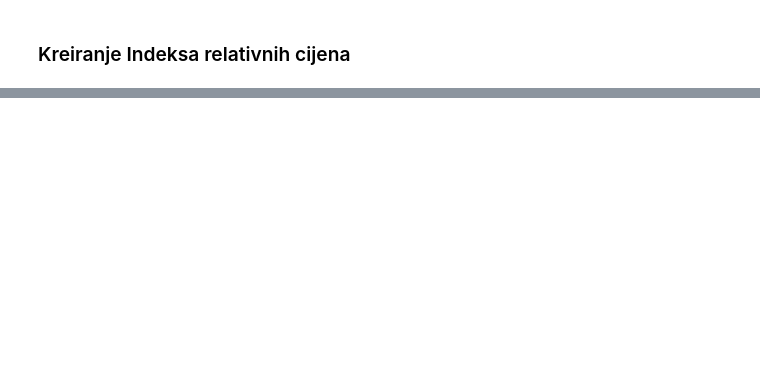
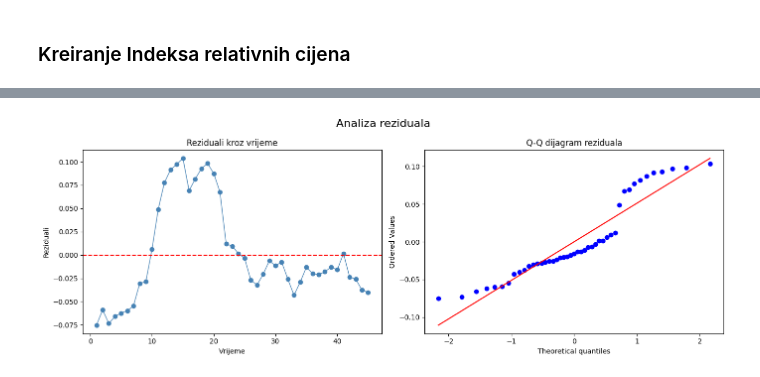
Before and after one commit to PetarBelko/Ekonometrija_Projekt, a Jupyter notebook: analysis.ipynb, the cells around one changed output, grey strips where cells are left out. Saved outputs shown, nothing was run; the diff lists cells and outputs as text; code cells hidden in the pictures; blank space fills up the shorter version.

Commit message:
Descriptive and residual analysis

```diff
--- a/analysis.ipynb
+++ b/analysis.ipynb
@@ -23,0 +216,83 @@ ImportError: `Import openpyxl` failed.  Use pip or conda to install the openpyxl
+# %%
+# Dohvaćanje reziduala
+residuals = model.resid
+fitted = model.fittedvalues
+
+# ============================================================
+# 1. GRAFIČKA ANALIZA REZIDUALA
+# ============================================================
+fig, axes = plt.subplots(1, 2, figsize=(14, 5))
+fig.suptitle('Analiza reziduala', fontsize=16)
+
+# 1.1 Reziduali kroz vrijeme
+axes[0].plot(df['time'], residuals, marker='o', color='steelblue', linewidth=1)
+axes[0].axhline(y=0, color='red', linestyle='--')
+axes[0].set_title('Reziduali kroz vrijeme')
+axes[0].set_xlabel('Vrijeme')
+axes[0].set_ylabel('Reziduali')
+
+# 1.2 Q-Q dijagram
+stats.probplot(residuals, dist="norm", plot=axes[1])
+axes[1].set_title('Q-Q dijagram reziduala')
+
+plt.tight_layout()
+plt.show()
+
+# ============================================================
+# 2. TEST NORMALNOSTI (Jarque-Bera)
+# ============================================================
+jb_stat, jb_p = stats.jarque_bera(residuals)
+print("\n=== Test normalnosti (Jarque-Bera) ===")
+print("H₀: Reziduali su normalno distribuirani")
+print("H₁: Reziduali nisu normalno distribuirani")
+print(f"\nJB-statistika: {jb_stat:.4f}")
+print(f"p-vrijednost: {jb_p:.4f}")
+if jb_p < 0.05:
+    print("→ Odbacujemo H₀. Reziduali nisu normalno distribuirani na razini 5%.")
+    print("→ Posljedica: t i F testovi nisu pouzdani, intervali pouzdanosti mogu biti netočni.")
+else:
+    print("→ Ne odbacujemo H₀. Reziduali su normalno distribuirani na razini 5%.")
+
+# ============================================================
+# 3. STACIONARNOST REZIDUALA
+# ============================================================
+print("\n=== Analiza stacionarnosti reziduala ===")
+print(f"Srednja vrijednost reziduala: {residuals.mean():.6f}")
+print(f"Standardna devijacija reziduala: {residuals.std():.4f}")
+
+if abs(residuals.mean()) < 0.001:
+    print("→ Srednja vrijednost reziduala je bliska nuli — uvjet nepristranosti je zadovoljen.")
+else:
+    print("→ Srednja vrijednost reziduala nije bliska nuli — moguć problem s modelom.")
+
+# ============================================================
+# 4. INTERPRETACIJA
+# ============================================================
+print("\n=== Interpretacija grafičke analize ===")
+
+print("1. Graf reziduala kroz vrijeme:")
+print("   → Reziduali NISU stacionarni.")
+print("   → Vidljiv je trend — reziduali su negativni na početku,")
+print("   → rastu do vrha oko t=15, pa padaju i ostaju negativni.")
+print("   → Ovo ukazuje na autokorelaciju reziduala — pretpostavka o međusobnoj")
+print("   → nezavisnosti reziduala NIJE zadovoljena.")
+
+print("\n2. Q-Q dijagram:")
+print("   → U centralnom dijelu točke relativno dobro prate pravac.")
+print("   → Na lijevom repu točke su ispod pravca → tanji lijevi rep od normalne.")
+print("   → Na desnom repu točke su iznad pravca → deblji desni rep od normalne.")
+print("   → Ovo ukazuje na blagu asimetriju distribucije reziduala.")
+
+print("\n3. Zaključak:")
+print("   → Jarque-Bera test ne odbacuje normalnost reziduala (p=0.0913 > 0.05)")
+print("   → Pretpostavka normalnosti reziduala je zadovoljena.")
+print("   → Međutim, graf reziduala kroz vrijeme ukazuje na autokorelaciju,")
+print("   → što je ozbiljniji problem koji narušava pouzdanost OLS procjenitelja.")
+
+print("\n4. Posljedice ne-normalnosti i autokorelacije:")
+print("   → t i F testovi gube pouzdanost")
+print("   → Intervali pouzdanosti mogu biti netočni")
+print("   → Procjenitelji OLS ostaju nepristrani, ali nisu najefikasniji")
+print("   → Preporučuje se Durbin-Watson test za formalnu provjeru autokorelacije")
+# %% [output]
+[figure, added]
```
Also changed, not shown: parts of 10 cells of this notebook, 1 other file.
